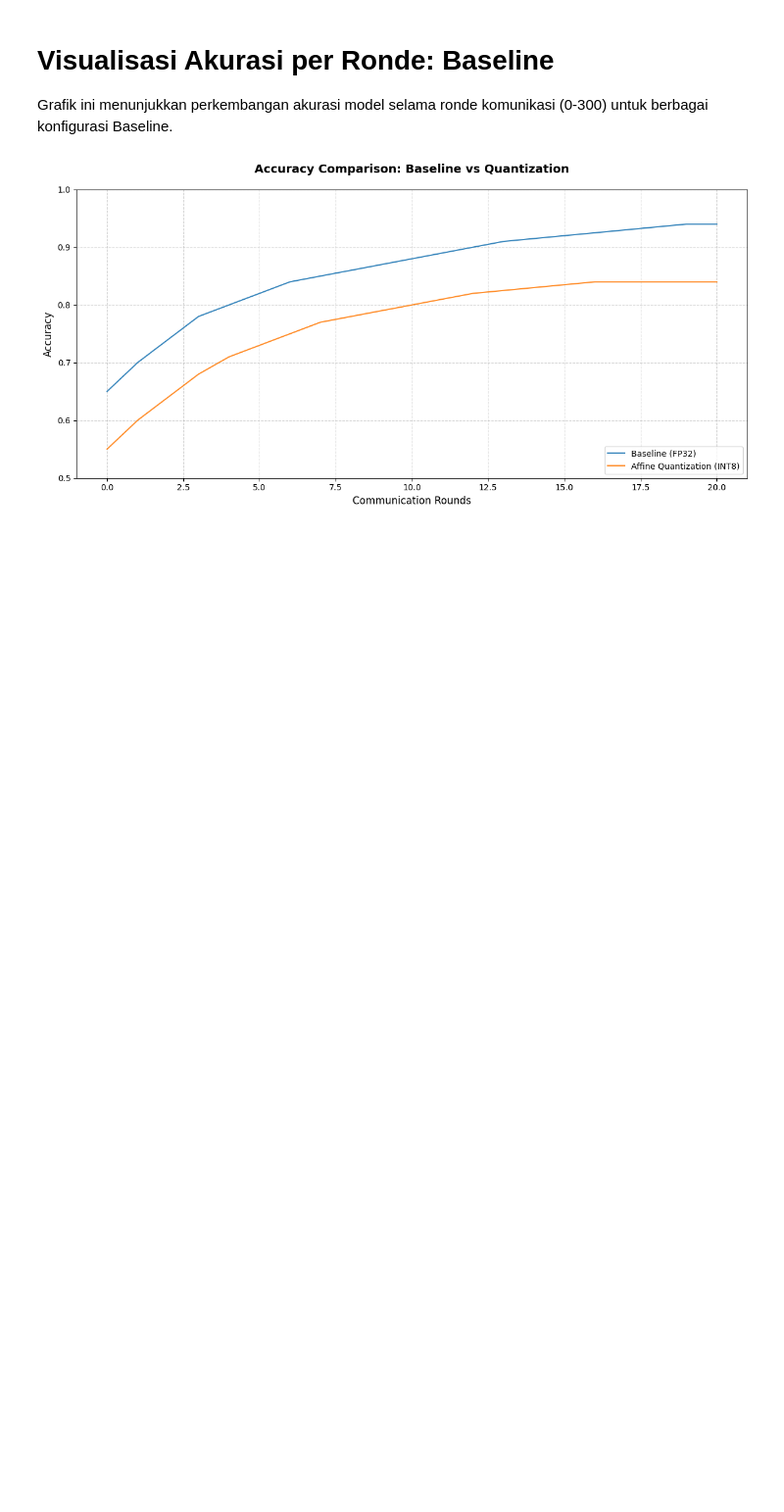
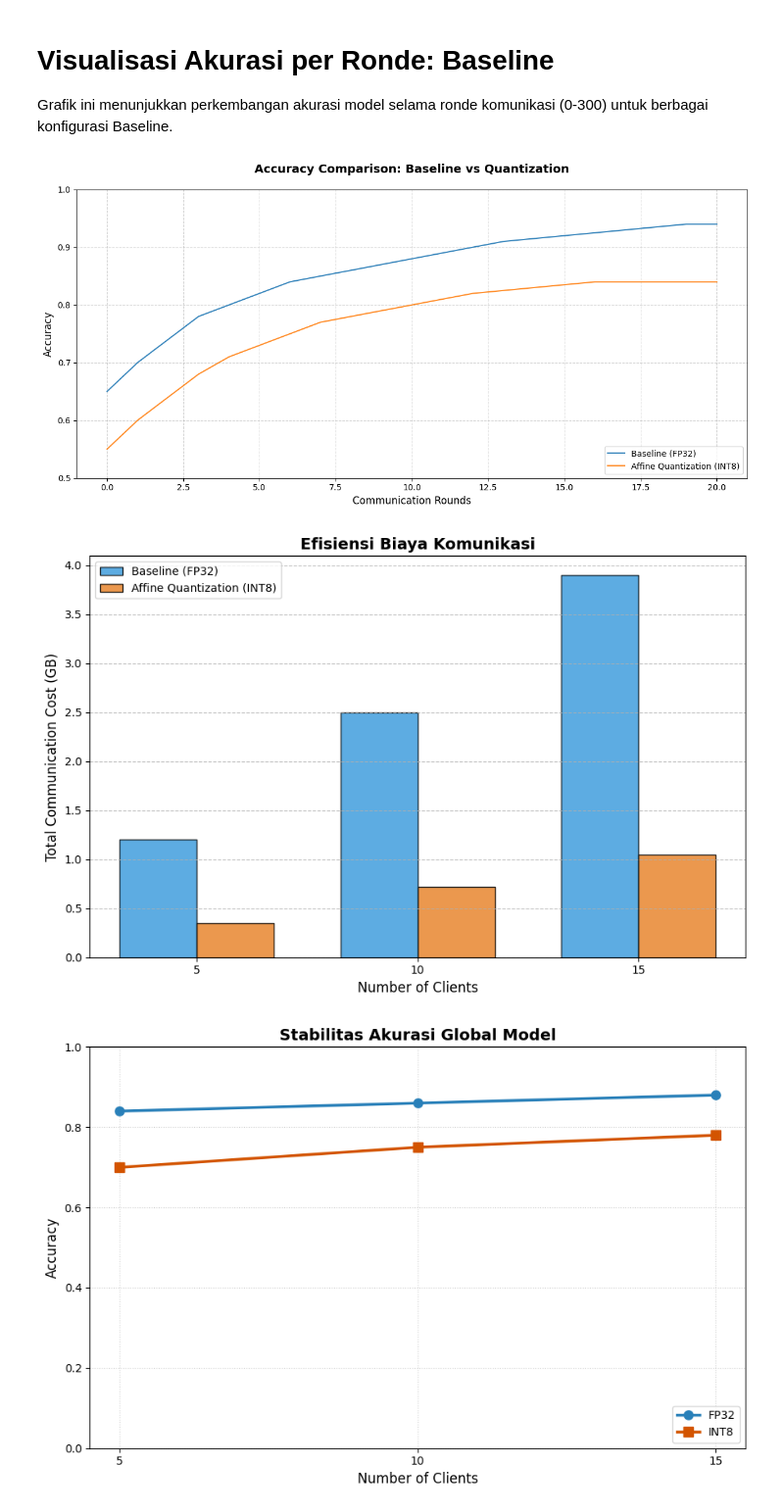
Before and after one commit to federicodosantos/federated-learning, a Jupyter notebook: visualize_communication_cost.ipynb, the cells around one changed output. Shown at 98% size. Saved outputs shown, nothing was run; the diff lists cells and outputs as text; code cells hidden in the pictures; blank space fills up the shorter version.

Commit message:
ref : modify notebook visualize comm cost

```diff
--- a/visualize_communication_cost.ipynb
+++ b/visualize_communication_cost.ipynb
@@ -81,3 +81,67 @@ plt.tight_layout()
 plt.show()
 # %% [output]
 [figure]
+# %%
+import matplotlib.pyplot as plt
+import numpy as np
+
+# ============================================
+# DATA SIMULASI
+# ============================================
+clients = [5, 10, 15]
+x = np.arange(len(clients))  # Lokasi label pada sumbu x
+width = 0.35                 # Lebar bar
+
+# Data Biaya Komunikasi
+comm_fp32 = [1.2, 2.5, 3.9]
+comm_int8 = [0.35, 0.72, 1.05]
+
+# Data Akurasi
+acc_fp32 = [0.84, 0.86, 0.88]
+acc_int8 = [0.70, 0.75, 0.78]
+
+# ============================================
+# GRAFIK 1: Efisiensi Biaya Komunikasi (BAR CHART)
+# ============================================
+plt.figure(figsize=(9, 6))
+
+plt.bar(x - width/2, comm_fp32, width, label='Baseline (FP32)', color='#3498db', edgecolor='black', alpha=0.8)
+plt.bar(x + width/2, comm_int8, width, label='Affine Quantization (INT8)', color='#e67e22', edgecolor='black', alpha=0.8)
+
+plt.title('Efisiensi Biaya Komunikasi', fontsize=14, fontweight='bold')
+plt.xlabel('Number of Clients', fontsize=12)
+plt.ylabel('Total Communication Cost (GB)', fontsize=12)
+
+plt.xticks(x, clients) # Mengganti indeks 0,1,2 menjadi 5,10,15
+plt.grid(axis='y', linestyle='--', alpha=0.7)
+plt.legend()
+
+plt.tight_layout()
+plt.show()
+
+# ============================================
+# GRAFIK 2: Stabilitas Akurasi
+# ============================================
+# Tetap menggunakan Line Chart atau Bar?
+# Saran: Jika biaya pakai Bar, Akurasi juga bagus pakai Bar agar konsisten secara estetik.
+# Di bawah ini saya tetap sertakan Line Chart namun dengan visual yang diperbaiki.
+
+plt.figure(figsize=(9, 6))
+
+plt.plot(clients, acc_fp32, marker='o', markersize=8, linewidth=2.5, label='FP32', color='#2980b9')
+plt.plot(clients, acc_int8, marker='s', markersize=8, linewidth=2.5, label='INT8', color='#d35400')
+
+plt.title('Stabilitas Akurasi Global Model', fontsize=14, fontweight='bold')
+plt.xlabel('Number of Clients', fontsize=12)
+plt.ylabel('Accuracy', fontsize=12)
+
+plt.xticks(clients)
+plt.ylim(0, 1.0) # Akurasi biasanya 0-1
+plt.grid(True, linestyle=':', alpha=0.6)
+plt.legend(loc='lower right')
+
+plt.tight_layout()
+plt.show()
+# %% [output]
+[figure, added]
+[figure, added]
```
